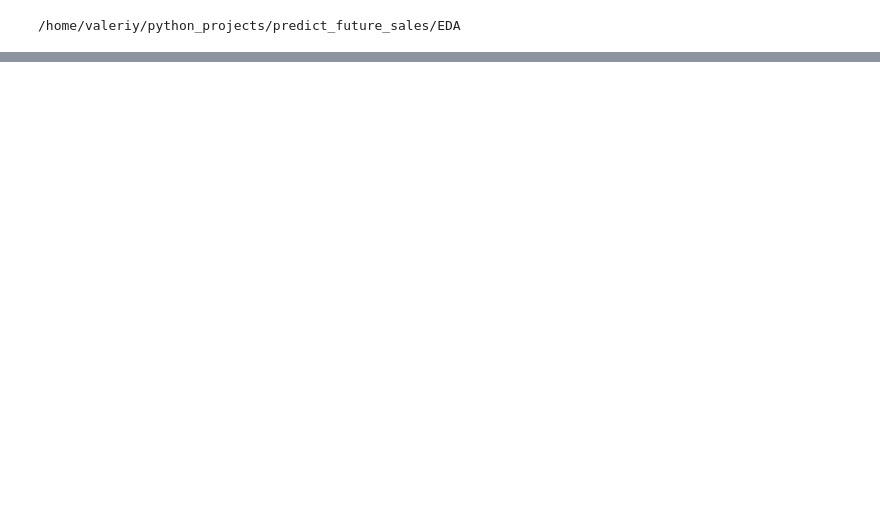
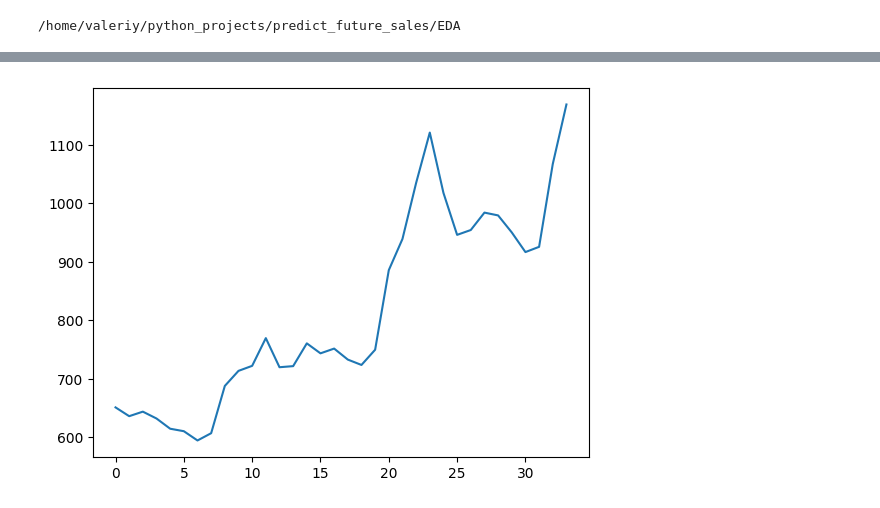
Before and after one commit to valera2444/FutureSalesPrediction, a Jupyter notebook: EDA/EDA_pipeline.ipynb, the cells around one changed output, grey strips where cells are left out. Drawn from its saved outputs; the diff is of its cells as text; code cells hidden in the pictures; blank space fills up the shorter version.

```diff
--- a/EDA/EDA_pipeline.ipynb
+++ b/EDA/EDA_pipeline.ipynb
@@ -158,9 +143,9 @@ dtype: int64
 # %%
-lagged = lagged.drop(['avg_item_price'],axis=1)#we can't use it for train
+#lagged = lagged.drop(['avg_item_price'],axis=1)#we can't use it for train
 lagged['shop_id_cat'] = lagged['shop_id'].astype('str')
 lagged['item_id_cat'] = lagged['item_id'].astype('str')
 lagged['item_category_id_cat'] = lagged['item_category_id'].astype('str')
-lagged = lagged.drop(['shop_id','item_id','item_name','shop_name','item_category_id','item_category_name'],axis=1)
+#lagged = lagged.drop(['shop_id','item_id','item_name','shop_name','item_category_id','item_category_name'],axis=1)
 # %%
 lagged.columns
 # %% [output]
@@ -203,0 +208,4 @@ lagged['mean_cnt_month_lag_6'] = find_mean_cnt(lagged)
+# %%
+avg_by_month = lagged.groupby('date_block_num').agg({'item_cnt_month':'sum','avg_item_price':'mean'})
+# %%
+avg_by_month = avg_by_month.reset_index()
@@ -203,0 +234,4 @@ lagged['mean_cnt_month_lag_6'] = find_mean_cnt(lagged)
+# %%
+plt.plot(avg_by_month['date_block_num'], avg_by_month['avg_item_price']);
+# %% [output]
+[figure, added]
```
Also changed, not shown: parts of 66 cells of this notebook.
